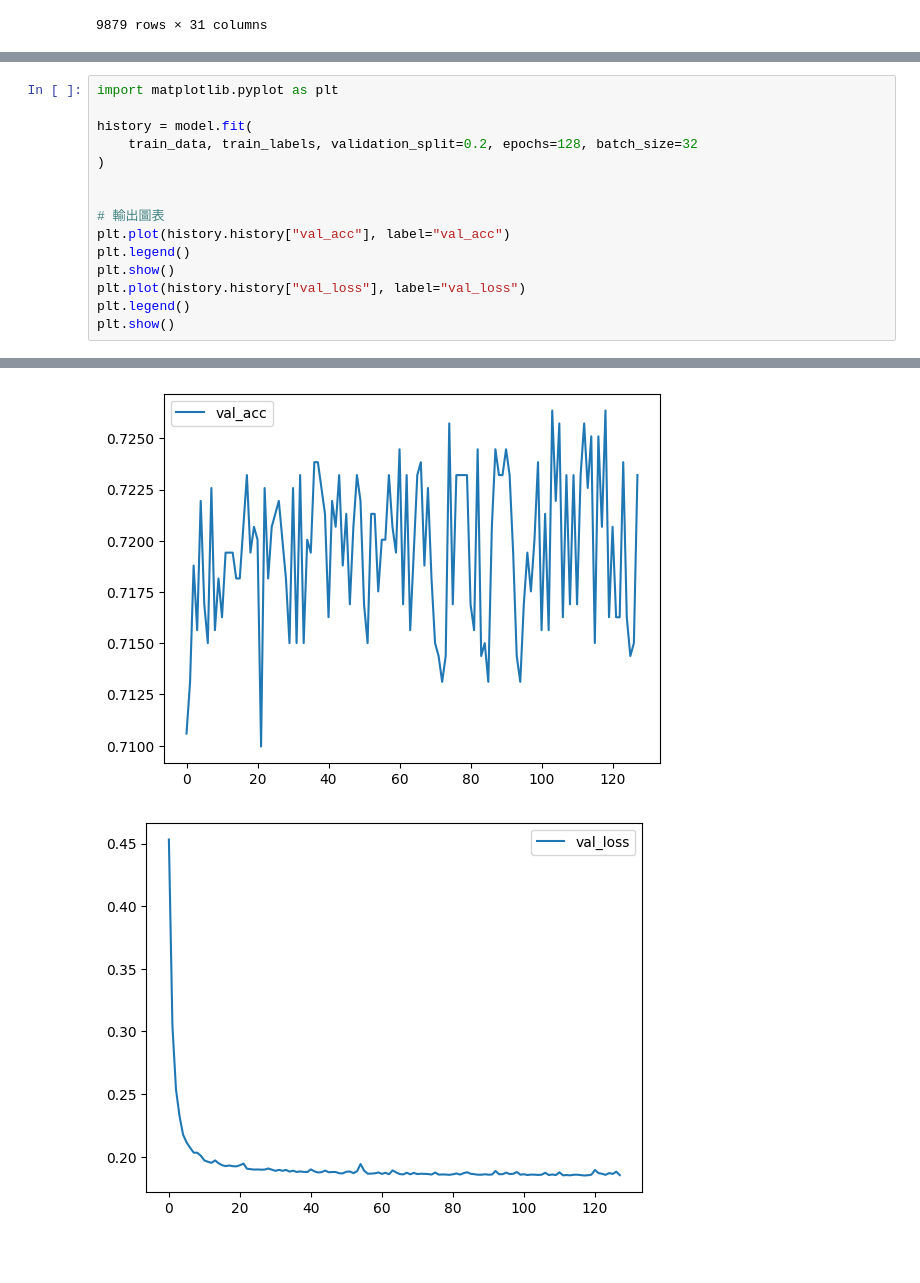
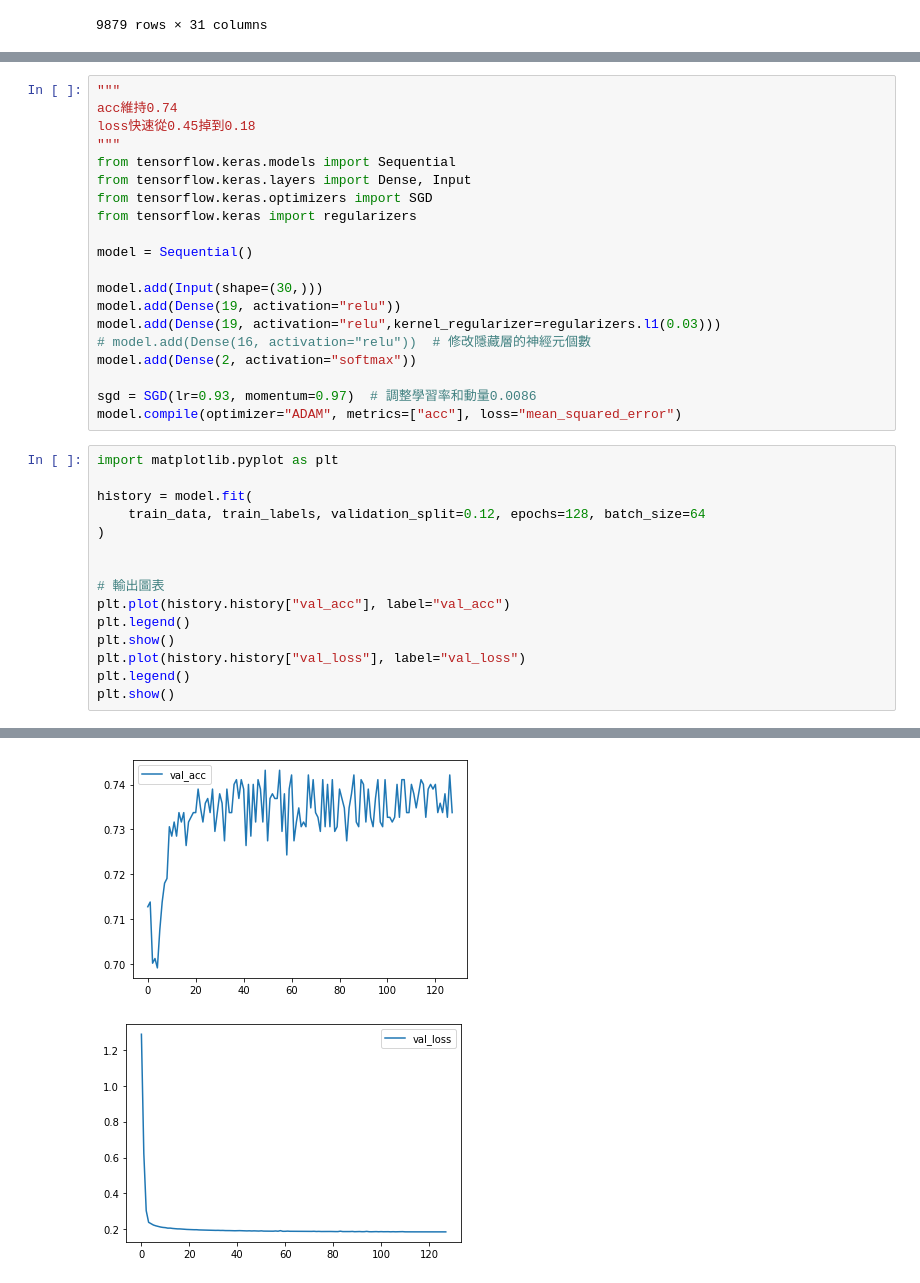
Before and after one commit to vaz1306011/deep_learning_hw, a Jupyter notebook: main.ipynb, the cells around one changed output, grey strips where cells are left out. Drawn from its saved outputs; the diff is of its cells as text; blank space fills up the shorter version.

```diff
--- a/main.ipynb
+++ b/main.ipynb
@@ -117,11 +117,31 @@ model.add(Dense(2, activation="relu"))
 
 sgd = SGD(lr=0.001, momentum=0.9)  # 調整學習率和動量
 model.compile(optimizer="Adam", metrics=["acc"], loss="mean_squared_error")
+# %%
+"""
+acc維持0.74
+loss快速從0.45掉到0.18
+"""
+from tensorflow.keras.models import Sequential
+from tensorflow.keras.layers import Dense, Input
+from tensorflow.keras.optimizers import SGD
+from tensorflow.keras import regularizers
+
+model = Sequential()
+
+model.add(Input(shape=(30,)))
+model.add(Dense(19, activation="relu"))
+model.add(Dense(19, activation="relu",kernel_regularizer=regularizers.l1(0.03)))
+# model.add(Dense(16, activation="relu"))  # 修改隱藏層的神經元個數
+model.add(Dense(2, activation="softmax"))
+
+sgd = SGD(lr=0.93, momentum=0.97)  # 調整學習率和動量0.0086
+model.compile(optimizer="ADAM", metrics=["acc"], loss="mean_squared_error")
 # %%
 import matplotlib.pyplot as plt
 
 history = model.fit(
-    train_data, train_labels, validation_split=0.2, epochs=128, batch_size=32
+    train_data, train_labels, validation_split=0.12, epochs=128, batch_size=64
 )
 
 
@@ -153,2 +173,2 @@ Epoch 128/128
-[figure, old version]
+[figure, new version]
-[figure, old version]
+[figure, new version]
```
Also changed, not shown: parts of 5 cells of this notebook.
